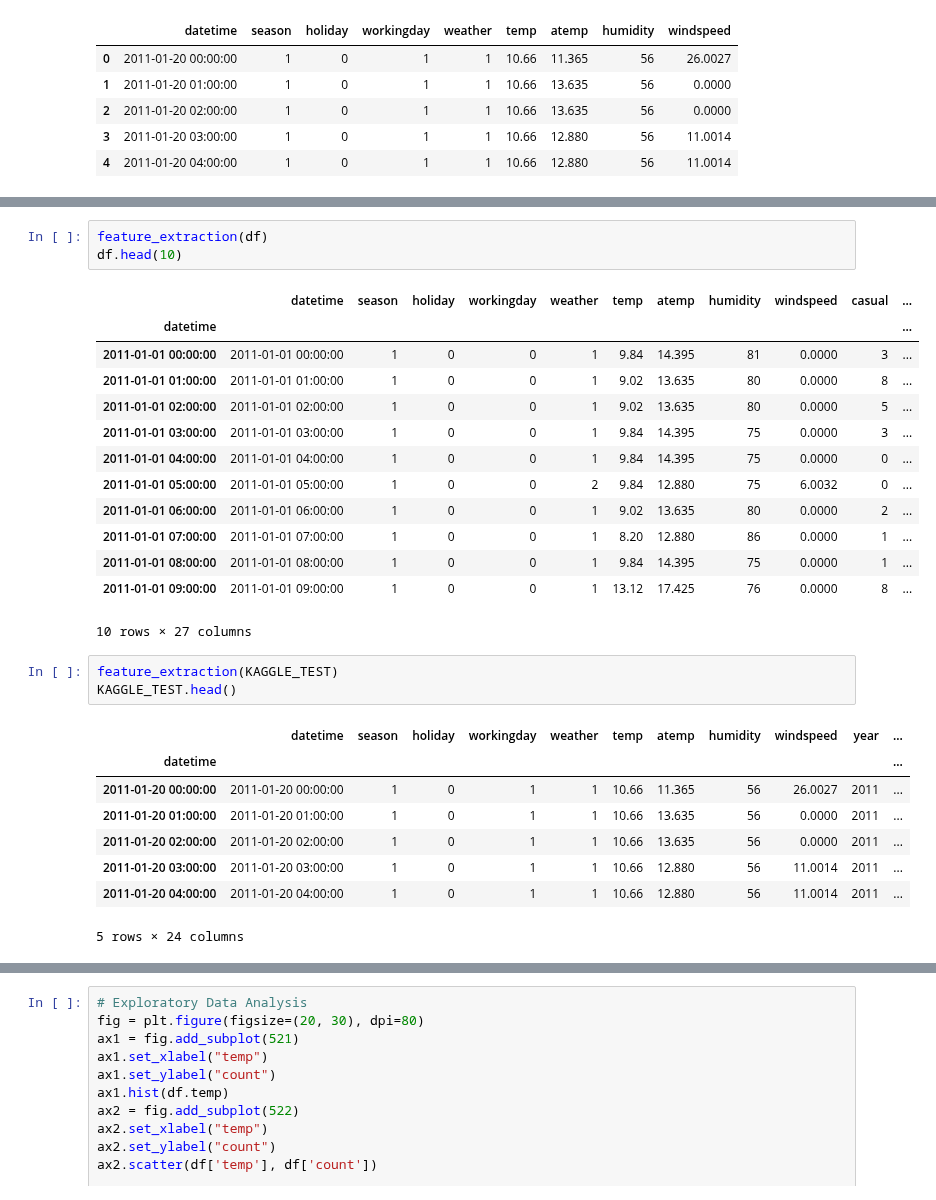
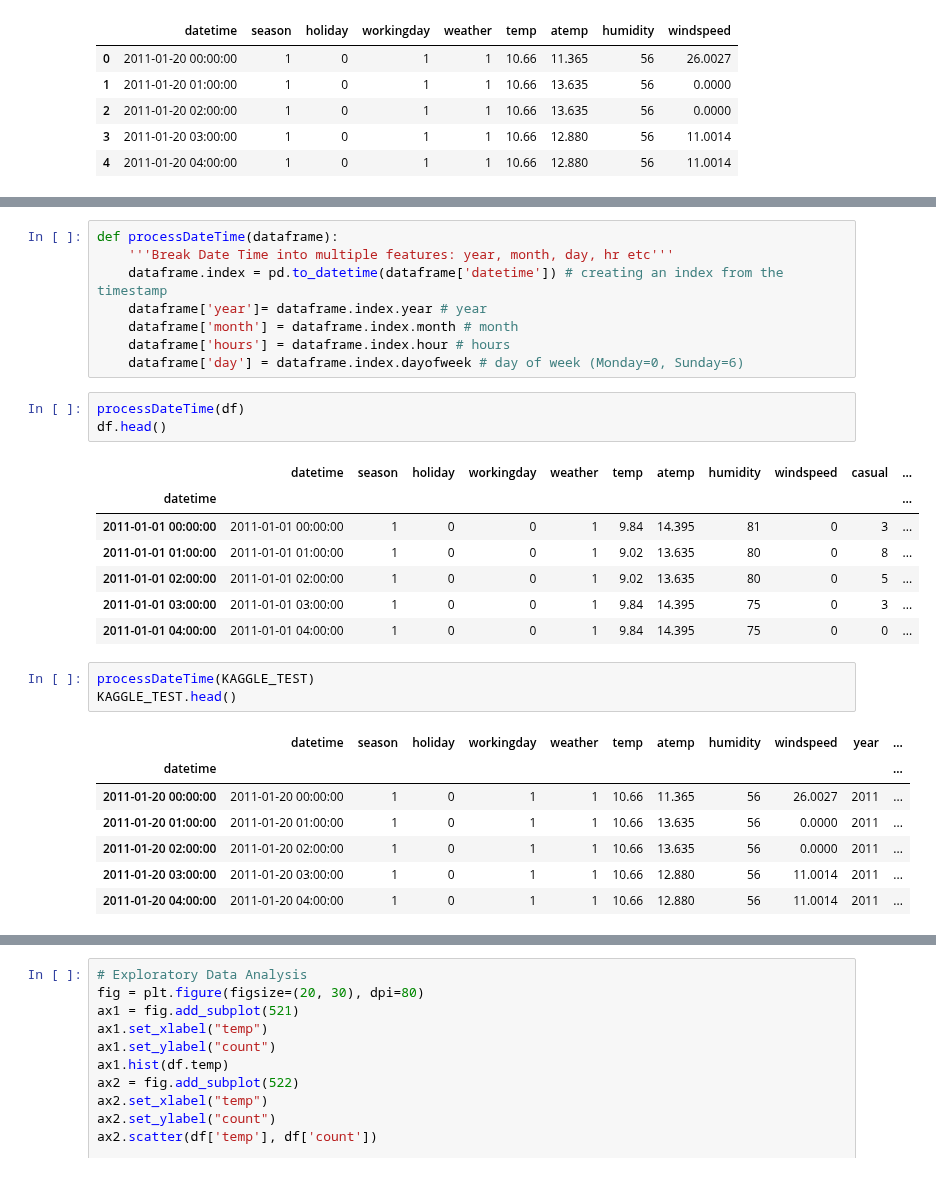
Before and after one commit to sayantansatpati/ml, a Jupyter notebook: kaggle/bike-sharing/bike-sharing-1.ipynb, the cells around one changed output, grey strips where cells are left out. Saved outputs shown, nothing was run; the diff lists cells and outputs as text.

```diff
--- a/kaggle/bike-sharing/bike-sharing-1.ipynb
+++ b/kaggle/bike-sharing/bike-sharing-1.ipynb
@@ -94,22 +35,24 @@ def feature_selection(dataframe):
+# %%
+def processDateTime(dataframe):
+    '''Break Date Time into multiple features: year, month, day, hr etc'''
+    dataframe.index = pd.to_datetime(dataframe['datetime']) # creating an index from the timestamp
+    dataframe['year']= dataframe.index.year # year
+    dataframe['month'] = dataframe.index.month # month
+    dataframe['hours'] = dataframe.index.hour # hours
+    dataframe['day'] = dataframe.index.dayofweek # day of week (Monday=0, Sunday=6)
 # %%
-feature_extraction(df)
-df.head(10)
+processDateTime(df)
+df.head()
 # %% [output]
 |  | datetime | season | holiday | workingday | weather | temp | atemp | humidity | windspeed | casual | ... |
 | datetime |  |  |  |  |  |  |  |  |  |  | ... |
-| 2011-01-01 00:00:00 | 2011-01-01 00:00:00 | 1 | 0 | 0 | 1 | 9.84 | 14.395 | 81 | 0.0000 | 3 | ... |
-| 2011-01-01 01:00:00 | 2011-01-01 01:00:00 | 1 | 0 | 0 | 1 | 9.02 | 13.635 | 80 | 0.0000 | 8 | ... |
-| 2011-01-01 02:00:00 | 2011-01-01 02:00:00 | 1 | 0 | 0 | 1 | 9.02 | 13.635 | 80 | 0.0000 | 5 | ... |
-| 2011-01-01 03:00:00 | 2011-01-01 03:00:00 | 1 | 0 | 0 | 1 | 9.84 | 14.395 | 75 | 0.0000 | 3 | ... |
-| 2011-01-01 04:00:00 | 2011-01-01 04:00:00 | 1 | 0 | 0 | 1 | 9.84 | 14.395 | 75 | 0.0000 | 0 | ... |
-| 2011-01-01 05:00:00 | 2011-01-01 05:00:00 | 1 | 0 | 0 | 2 | 9.84 | 12.880 | 75 | 6.0032 | 0 | ... |
-| 2011-01-01 06:00:00 | 2011-01-01 06:00:00 | 1 | 0 | 0 | 1 | 9.02 | 13.635 | 80 | 0.0000 | 2 | ... |
-| 2011-01-01 07:00:00 | 2011-01-01 07:00:00 | 1 | 0 | 0 | 1 | 8.20 | 12.880 | 86 | 0.0000 | 1 | ... |
-| 2011-01-01 08:00:00 | 2011-01-01 08:00:00 | 1 | 0 | 0 | 1 | 9.84 | 14.395 | 75 | 0.0000 | 1 | ... |
-| 2011-01-01 09:00:00 | 2011-01-01 09:00:00 | 1 | 0 | 0 | 1 | 13.12 | 17.425 | 76 | 0.0000 | 8 | ... |
+| 2011-01-01 00:00:00 | 2011-01-01 00:00:00 | 1 | 0 | 0 | 1 | 9.84 | 14.395 | 81 | 0 | 3 | ... |
+| 2011-01-01 01:00:00 | 2011-01-01 01:00:00 | 1 | 0 | 0 | 1 | 9.02 | 13.635 | 80 | 0 | 8 | ... |
+| 2011-01-01 02:00:00 | 2011-01-01 02:00:00 | 1 | 0 | 0 | 1 | 9.02 | 13.635 | 80 | 0 | 5 | ... |
+| 2011-01-01 03:00:00 | 2011-01-01 03:00:00 | 1 | 0 | 0 | 1 | 9.84 | 14.395 | 75 | 0 | 3 | ... |
+| 2011-01-01 04:00:00 | 2011-01-01 04:00:00 | 1 | 0 | 0 | 1 | 9.84 | 14.395 | 75 | 0 | 0 | ... |
-10 rows × 27 columns
 # %%
-feature_extraction(KAGGLE_TEST)
+processDateTime(KAGGLE_TEST)
 KAGGLE_TEST.head()
 # %% [output]
 |  | datetime | season | holiday | workingday | weather | temp | atemp | humidity | windspeed | year | ... |
@@ -119,7 +62,6 @@ KAGGLE_TEST.head()
 | 2011-01-20 02:00:00 | 2011-01-20 02:00:00 | 1 | 0 | 1 | 1 | 10.66 | 13.635 | 56 | 0.0000 | 2011 | ... |
 | 2011-01-20 03:00:00 | 2011-01-20 03:00:00 | 1 | 0 | 1 | 1 | 10.66 | 12.880 | 56 | 11.0014 | 2011 | ... |
 | 2011-01-20 04:00:00 | 2011-01-20 04:00:00 | 1 | 0 | 1 | 1 | 10.66 | 12.880 | 56 | 11.0014 | 2011 | ... |
-5 rows × 24 columns
 # %%
 df.describe()
 # %% [output]
```
Also changed, not shown: parts of 20 cells of this notebook.
